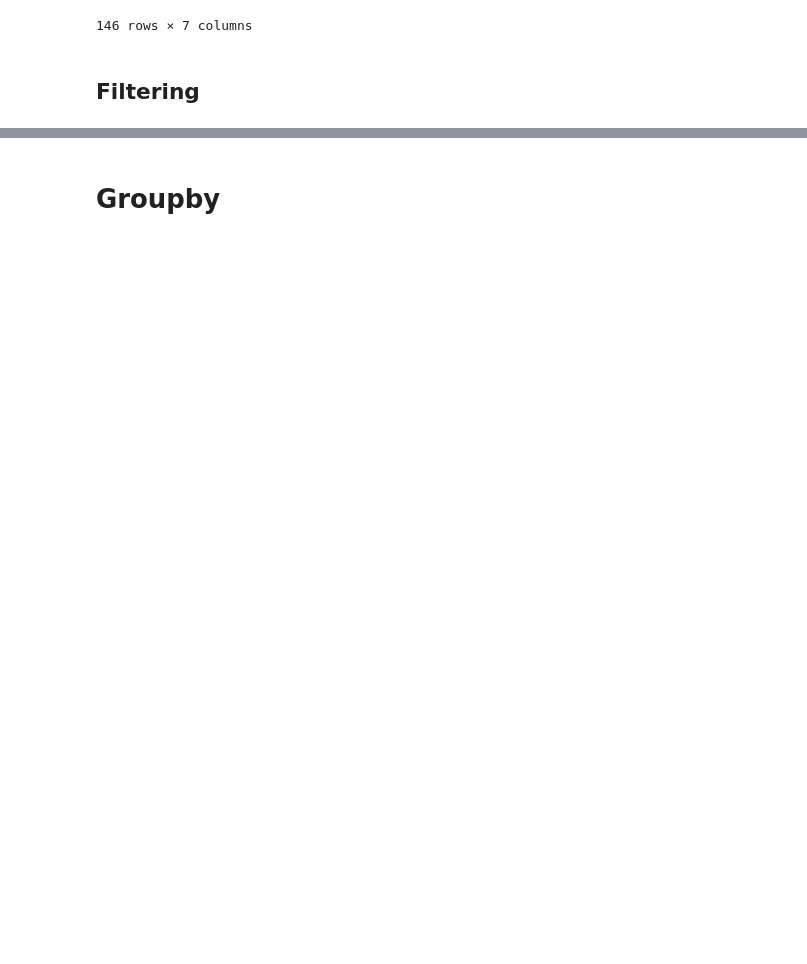
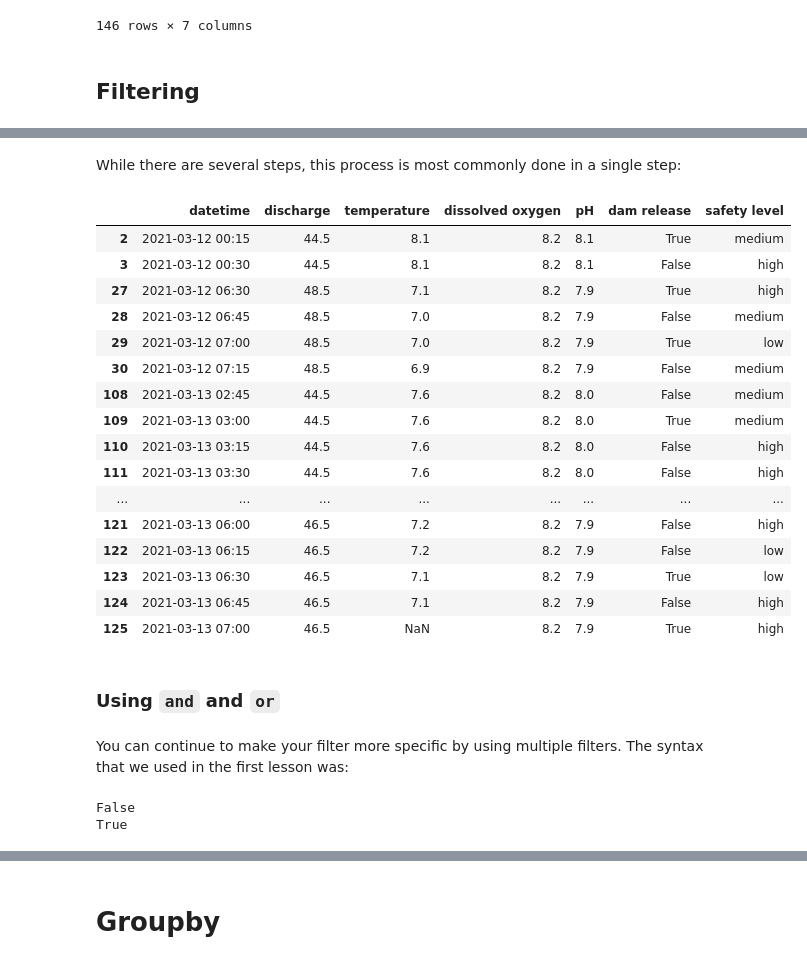
Before and after one commit to rwegener2/sarp_lessons, a Jupyter notebook: lessons/lesson_4/lesson_4_tabular.ipynb, the cells around one changed output, grey strips where cells are left out. Drawn from its saved outputs; the diff is of its cells as text; code cells hidden in the pictures; blank space fills up the shorter version.

Commit message:
lesson 4 tabular final

```diff
--- a/lessons/lesson_4/lesson_4_tabular.ipynb
+++ b/lessons/lesson_4/lesson_4_tabular.ipynb
@@ -50,0 +120,34 @@ water_vars
+# %% [markdown]
+While there are several steps, this process is most commonly done in a single step:
+# %%
+water_vars[water_vars['dissolved oxygen'] == 8.2]
+# %% [output]
+|  | datetime | discharge | temperature | dissolved oxygen | pH | dam release | safety level |
+| 2 | 2021-03-12 00:15 | 44.5 | 8.1 | 8.2 | 8.1 | True | medium |
+| 3 | 2021-03-12 00:30 | 44.5 | 8.1 | 8.2 | 8.1 | False | high |
+| 27 | 2021-03-12 06:30 | 48.5 | 7.1 | 8.2 | 7.9 | True | high |
+| 28 | 2021-03-12 06:45 | 48.5 | 7.0 | 8.2 | 7.9 | False | medium |
+| 29 | 2021-03-12 07:00 | 48.5 | 7.0 | 8.2 | 7.9 | True | low |
+| 30 | 2021-03-12 07:15 | 48.5 | 6.9 | 8.2 | 7.9 | False | medium |
+| 108 | 2021-03-13 02:45 | 44.5 | 7.6 | 8.2 | 8.0 | False | medium |
+| 109 | 2021-03-13 03:00 | 44.5 | 7.6 | 8.2 | 8.0 | True | medium |
+| 110 | 2021-03-13 03:15 | 44.5 | 7.6 | 8.2 | 8.0 | False | high |
+| 111 | 2021-03-13 03:30 | 44.5 | 7.6 | 8.2 | 8.0 | False | high |
+| ... | ... | ... | ... | ... | ... | ... | ... |
+| 121 | 2021-03-13 06:00 | 46.5 | 7.2 | 8.2 | 7.9 | False | high |
+| 122 | 2021-03-13 06:15 | 46.5 | 7.2 | 8.2 | 7.9 | False | low |
+| 123 | 2021-03-13 06:30 | 46.5 | 7.1 | 8.2 | 7.9 | True | low |
+| 124 | 2021-03-13 06:45 | 46.5 | 7.1 | 8.2 | 7.9 | False | high |
+| 125 | 2021-03-13 07:00 | 46.5 | NaN | 8.2 | 7.9 | True | high |
+# %% [markdown]
+### Using `and` and `or`
+# %% [markdown]
+You can continue to make your filter more specific by using multiple filters.  The syntax that we used in the first lesson was:
+# %%
+num_cats = 3
+num_dogs = 2
+print(num_cats > 2 and num_dogs > 2)
+print(num_cats > 2 or num_dogs > 2)
+# %% [output]
+False
+True
```
Also changed, not shown: parts of 70 cells of this notebook, 4 other files.
